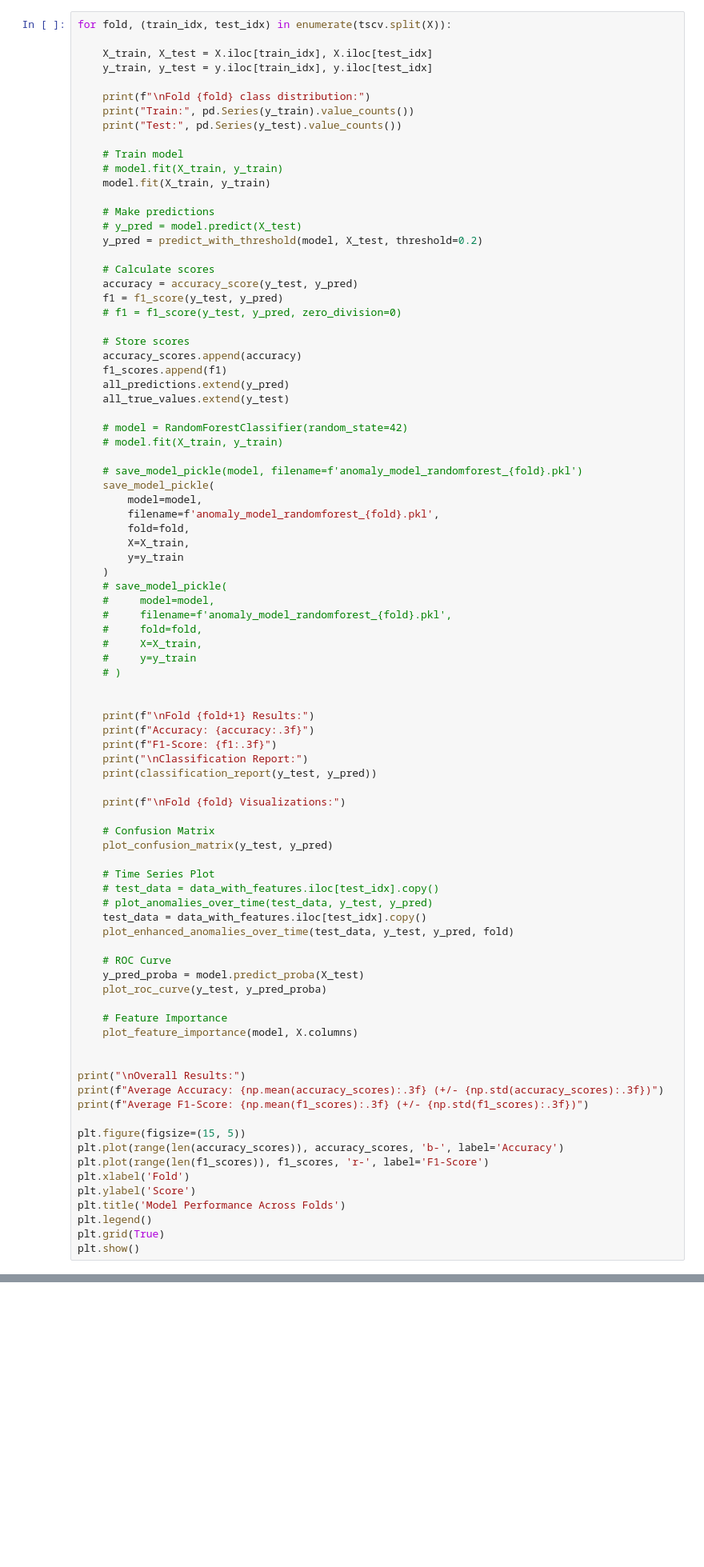
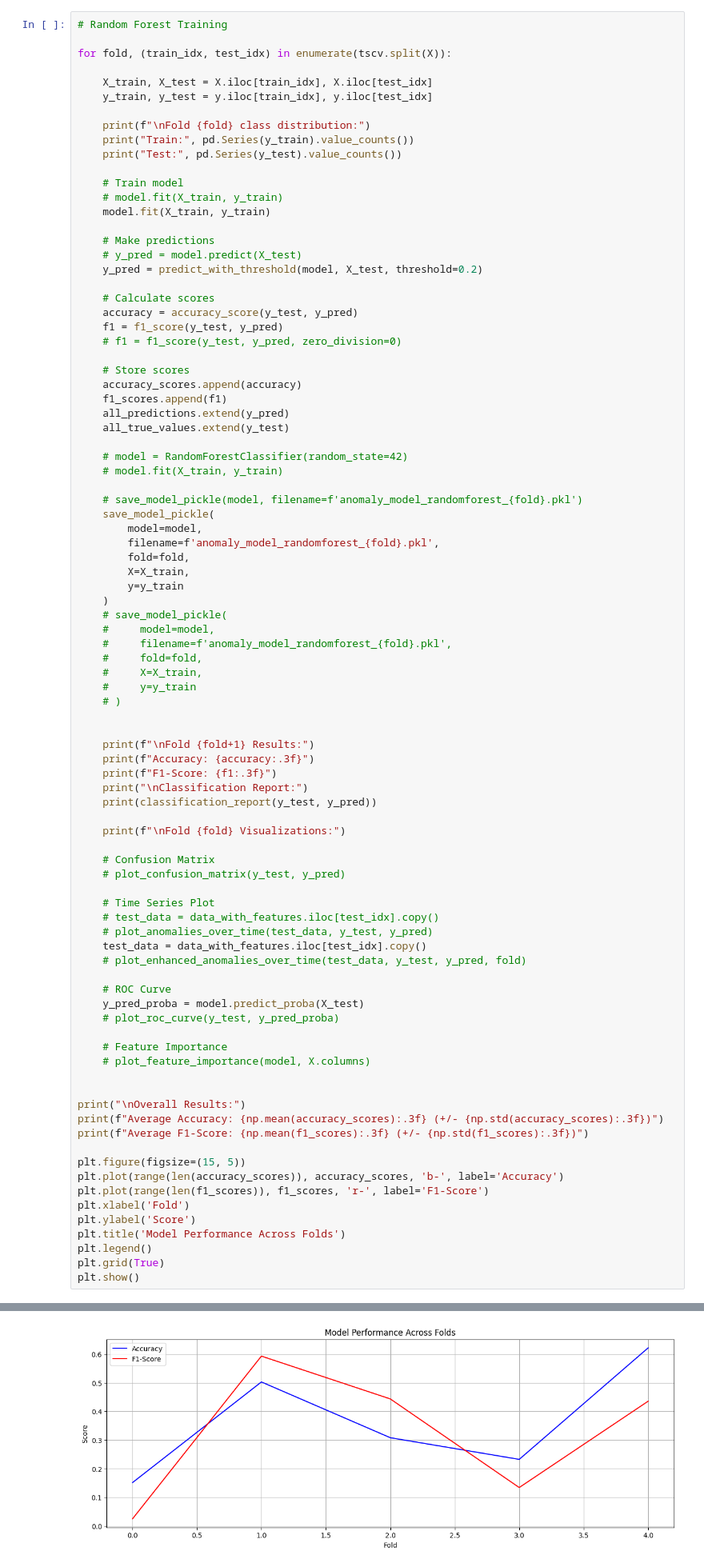
Before and after one commit to Paul-Clue/anomaly-detection, a Jupyter notebook: anomolly.ipynb, the cells around one changed output, grey strips where cells are left out. Shown at 80% size. Drawn from its saved outputs; the diff is of its cells as text; blank space fills up the shorter version.

```diff
--- a/anomolly.ipynb
+++ b/anomolly.ipynb
@@ -306,6 +316,8 @@ def predict_with_threshold(model, X, threshold=0.5):
     y_proba = model.predict_proba(X)
     return (y_proba[:, 1] >= threshold).astype(int)
 # %%
+# Random Forest Training
+
 for fold, (train_idx, test_idx) in enumerate(tscv.split(X)):
 
     X_train, X_test = X.iloc[train_idx], X.iloc[test_idx]
@@ -363,20 +375,20 @@ for fold, (train_idx, test_idx) in enumerate(tscv.split(X)):
     print(f"\nFold {fold} Visualizations:")
 
     # Confusion Matrix
-    plot_confusion_matrix(y_test, y_pred)
+    # plot_confusion_matrix(y_test, y_pred)
 
     # Time Series Plot
     # test_data = data_with_features.iloc[test_idx].copy()
     # plot_anomalies_over_time(test_data, y_test, y_pred)
     test_data = data_with_features.iloc[test_idx].copy()
-    plot_enhanced_anomalies_over_time(test_data, y_test, y_pred, fold)
+    # plot_enhanced_anomalies_over_time(test_data, y_test, y_pred, fold)
 
     # ROC Curve
     y_pred_proba = model.predict_proba(X_test)
-    plot_roc_curve(y_test, y_pred_proba)
+    # plot_roc_curve(y_test, y_pred_proba)
 
     # Feature Importance
-    plot_feature_importance(model, X.columns)
+    # plot_feature_importance(model, X.columns)
 
 
 print("\nOverall Results:")
@@ -392,3 +404,4 @@ plt.title('Model Performance Across Folds')
 plt.legend()
 plt.grid(True)
 plt.show()
+# %% [output]
@@ -395,3 +502,4 @@ plt.show()
+[figure, added]
 # %%
 # 1. Cumulative Performance Plot
 plt.figure(figsize=(15, 8))
```
Also changed, not shown: parts of 8 cells of this notebook.
